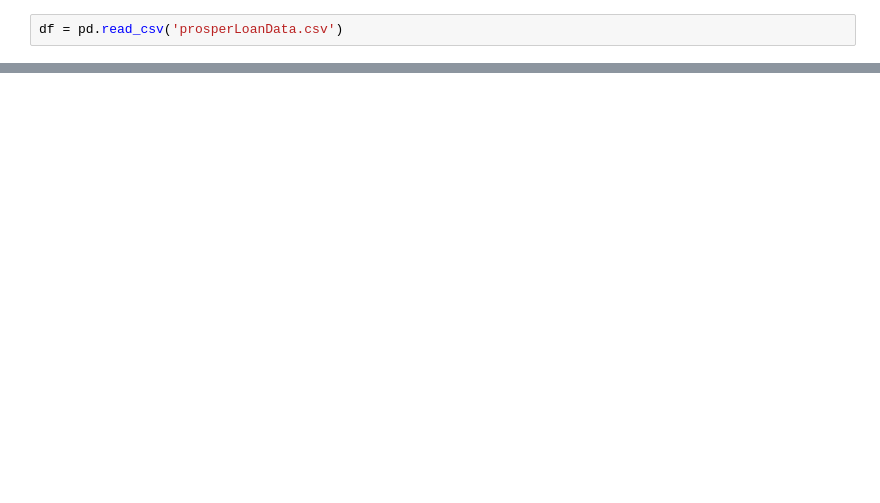
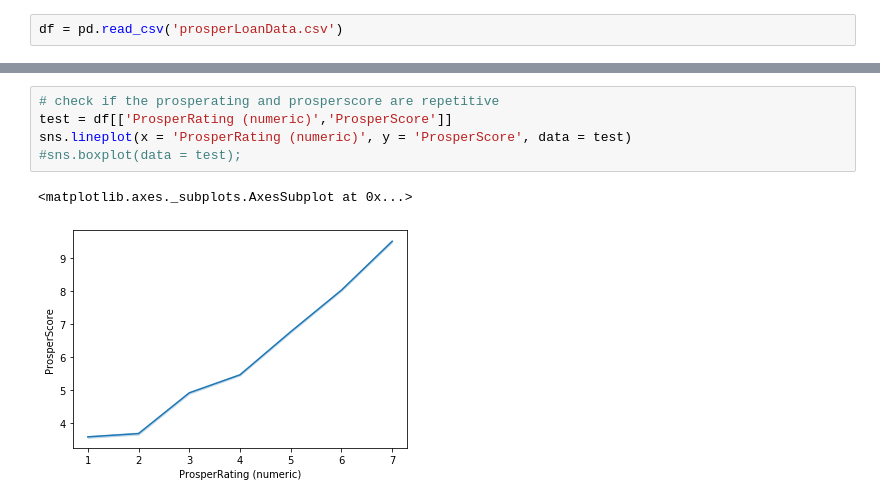
Before and after one commit to Jinning-beep/Udacity_data_analyst_projects, a Jupyter notebook: Project 5/exploratory_act.ipynb, the cells around one changed output, grey strips where cells are left out. Drawn from its saved outputs; the diff is of its cells as text; blank space fills up the shorter version.

Commit message:
feat: complete data cleaning

```diff
--- a/Project 5/exploratory_act.ipynb
+++ b/Project 5/exploratory_act.ipynb
@@ -13,0 +87,8 @@ df = pd.read_csv('prosperLoanData.csv')
+# %%
+# check if the prosperating and prosperscore are repetitive
+test = df[['ProsperRating (numeric)','ProsperScore']]
+sns.lineplot(x = 'ProsperRating (numeric)', y = 'ProsperScore', data = test)
+#sns.boxplot(data = test);
+# %% [output]
+<matplotlib.axes._subplots.AxesSubplot at 0x...>
+[figure, added]
```
Also changed, not shown: parts of 34 cells of this notebook.
